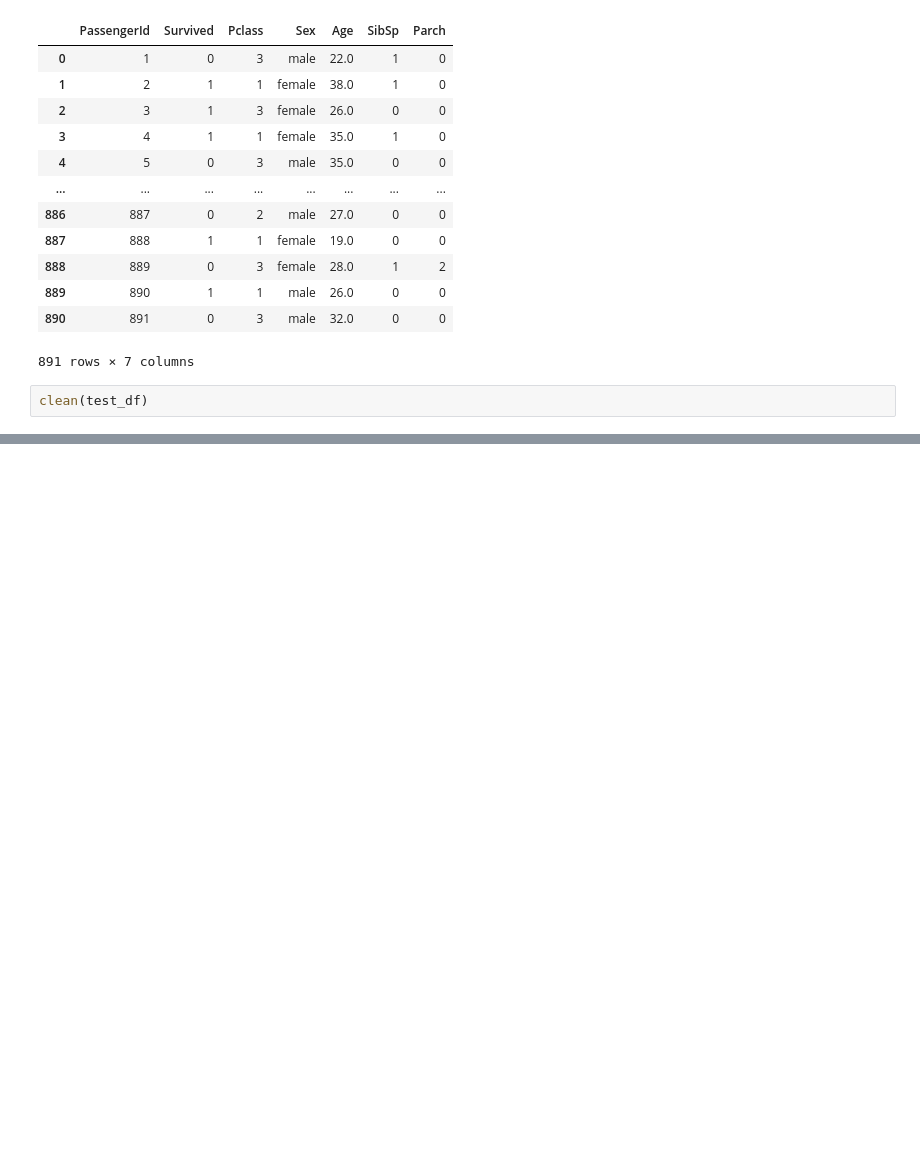
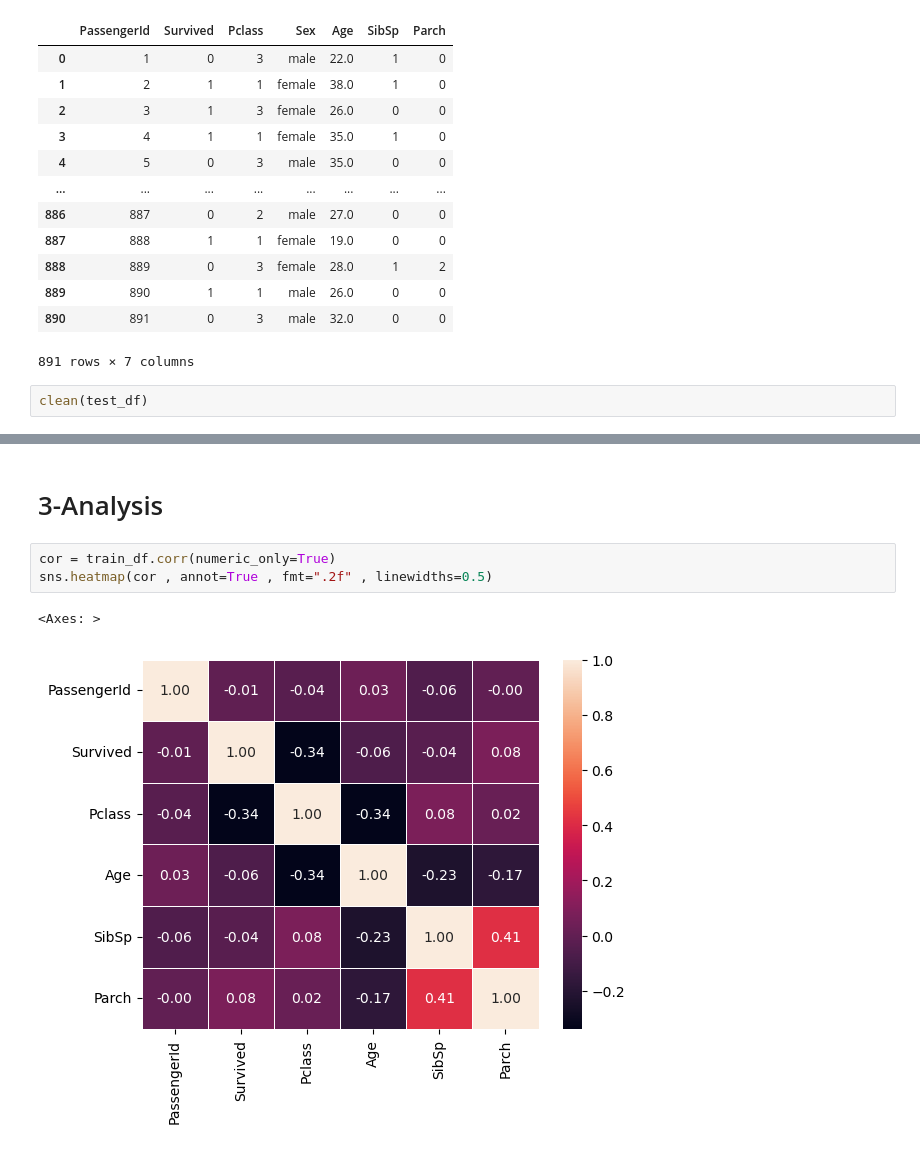
Before and after one commit to zedann/machine_learning_titanic_kaggle, a Jupyter notebook: titnac_ml.ipynb, the cells around one changed output, grey strips where cells are left out. Saved outputs shown, nothing was run; the diff lists cells and outputs as text; blank space fills up the shorter version.

Commit message:
chore:analysis

```diff
--- a/titnac_ml.ipynb
+++ b/titnac_ml.ipynb
@@ -105,0 +111,8 @@ clean(test_df)
+# %% [markdown]
+# 3-Analysis
+# %%
+cor = train_df.corr(numeric_only=True)
+sns.heatmap(cor , annot=True , fmt=".2f" , linewidths=0.5)
+# %% [output]
+<Axes: >
+[figure, added]
```
Also changed, not shown: parts of 3 cells of this notebook.
